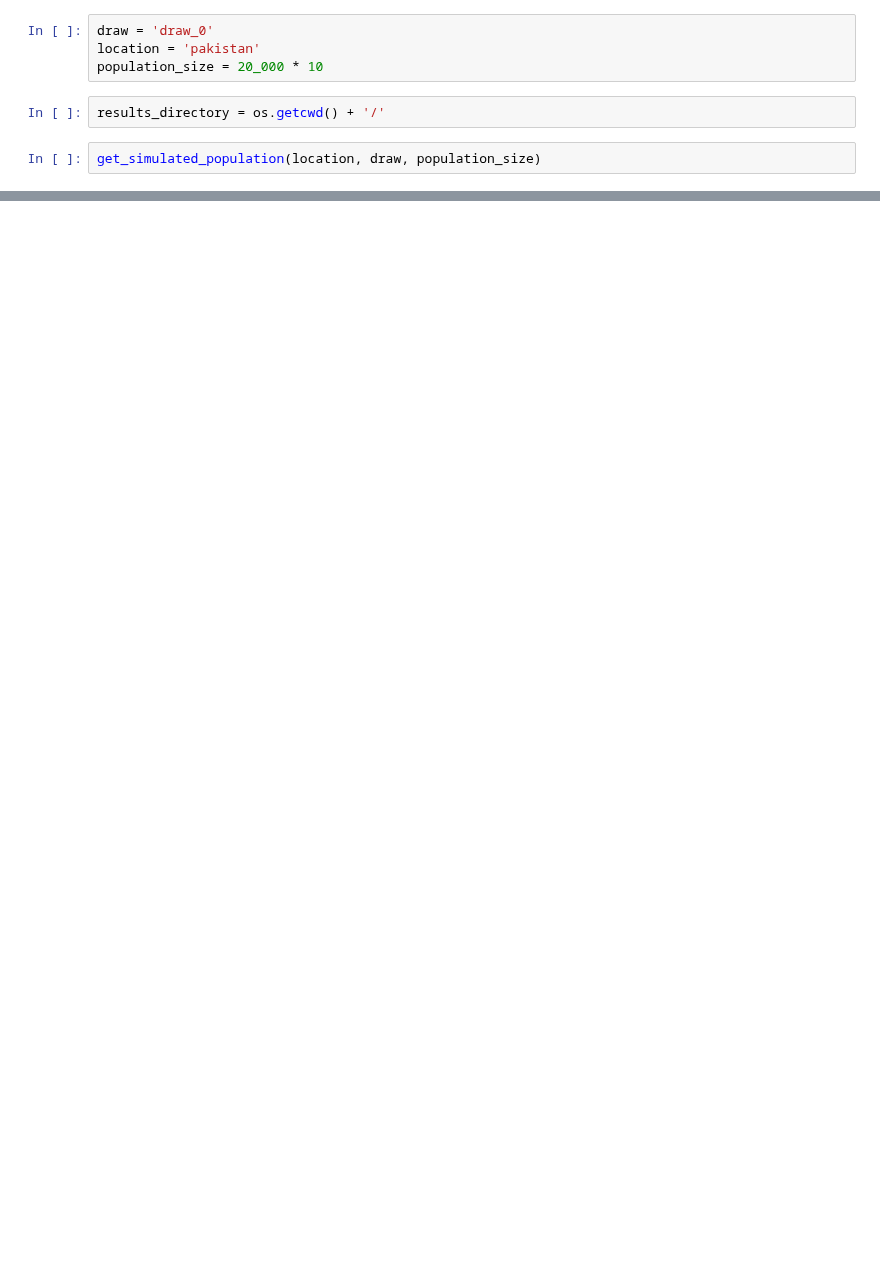
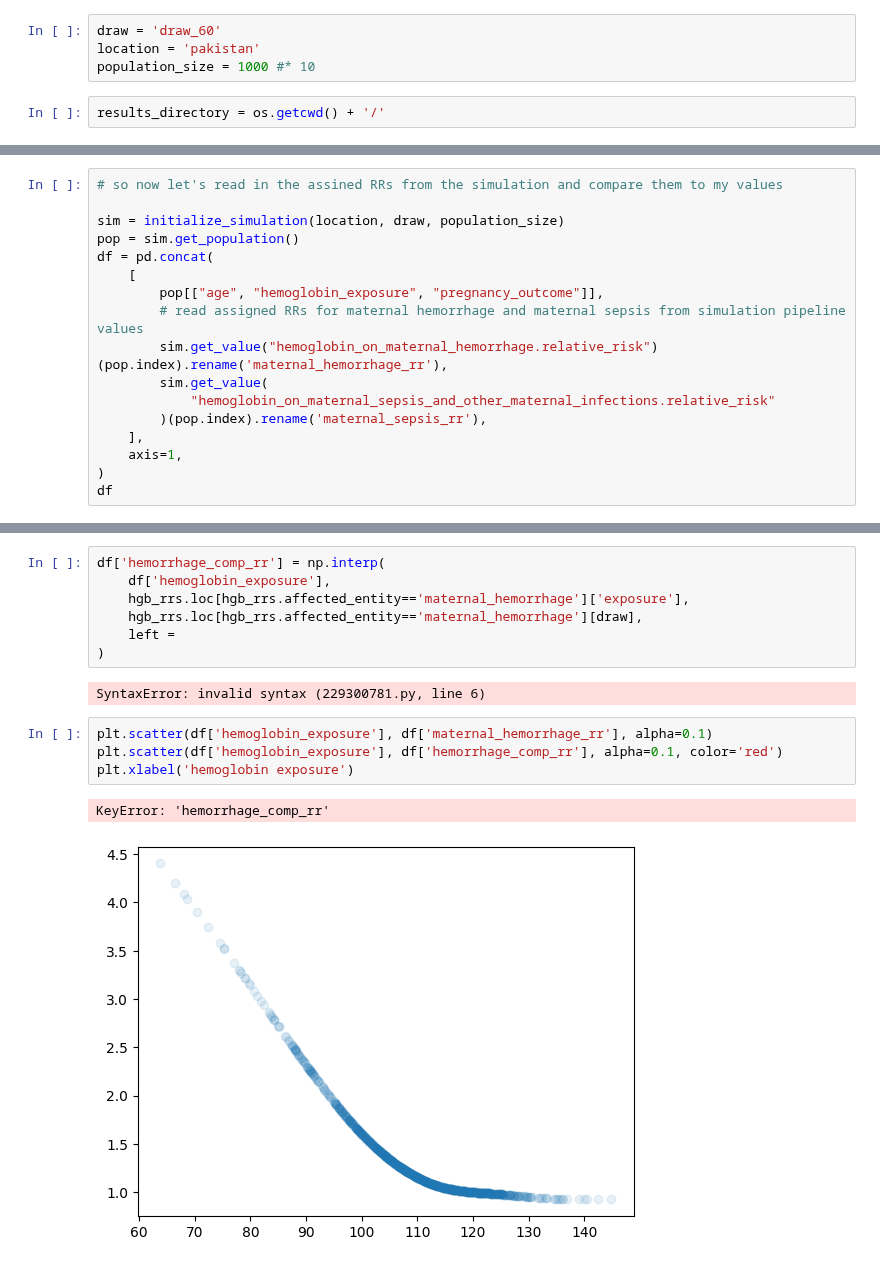
Before and after one commit to ihmeuw/vivarium_gates_mncnh, a Jupyter notebook: src/vivarium_gates_mncnh/data/hgb_pafs_maternal_disorders/function_tester.ipynb, the cells around one changed output, grey strips where cells are left out. Cells and saved outputs as stored; diff of their text form; blank space fills up the shorter version.

```diff
--- a/src/vivarium_gates_mncnh/data/hgb_pafs_maternal_disorders/function_tester.ipynb
+++ b/src/vivarium_gates_mncnh/data/hgb_pafs_maternal_disorders/function_tester.ipynb
@@ -7,9 +55,7 @@ import warnings
 warnings.filterwarnings('ignore')
 # %%
-draw = 'draw_0'
+draw = 'draw_60'
 location = 'pakistan'
-population_size = 20_000 * 10
+population_size = 1000 #* 10
 # %%
 results_directory = os.getcwd() + '/'
-# %%
-get_simulated_population(location, draw, population_size)
@@ -110,0 +62,17 @@ calculate_pafs(location, draw, population_size)
+# %%
+# so now let's read in the assined RRs from the simulation and compare them to my values
+
+sim = initialize_simulation(location, draw, population_size)
+pop = sim.get_population()
+df = pd.concat(
+    [
+        pop[["age", "hemoglobin_exposure", "pregnancy_outcome"]],
+        # read assigned RRs for maternal hemorrhage and maternal sepsis from simulation pipeline values
+        sim.get_value("hemoglobin_on_maternal_hemorrhage.relative_risk")(pop.index).rename('maternal_hemorrhage_rr'),
+        sim.get_value(
+            "hemoglobin_on_maternal_sepsis_and_other_maternal_infections.relative_risk"
+        )(pop.index).rename('maternal_sepsis_rr'),
+    ],
+    axis=1,
+)
+df
@@ -110,0 +100,16 @@ calculate_pafs(location, draw, population_size)
+# %%
+df['hemorrhage_comp_rr'] = np.interp(
+    df['hemoglobin_exposure'],
+    hgb_rrs.loc[hgb_rrs.affected_entity=='maternal_hemorrhage']['exposure'],
+    hgb_rrs.loc[hgb_rrs.affected_entity=='maternal_hemorrhage'][draw],
+    left =
+)
+# %% [output]
+SyntaxError: invalid syntax (229300781.py, line 6)
+# %%
+plt.scatter(df['hemoglobin_exposure'], df['maternal_hemorrhage_rr'], alpha=0.1)
+plt.scatter(df['hemoglobin_exposure'], df['hemorrhage_comp_rr'], alpha=0.1, color='red')
+plt.xlabel('hemoglobin exposure')
+# %% [output]
+KeyError: 'hemorrhage_comp_rr'
+[figure, added]
```
Also changed, not shown: parts of 17 cells of this notebook, 2 other files.
